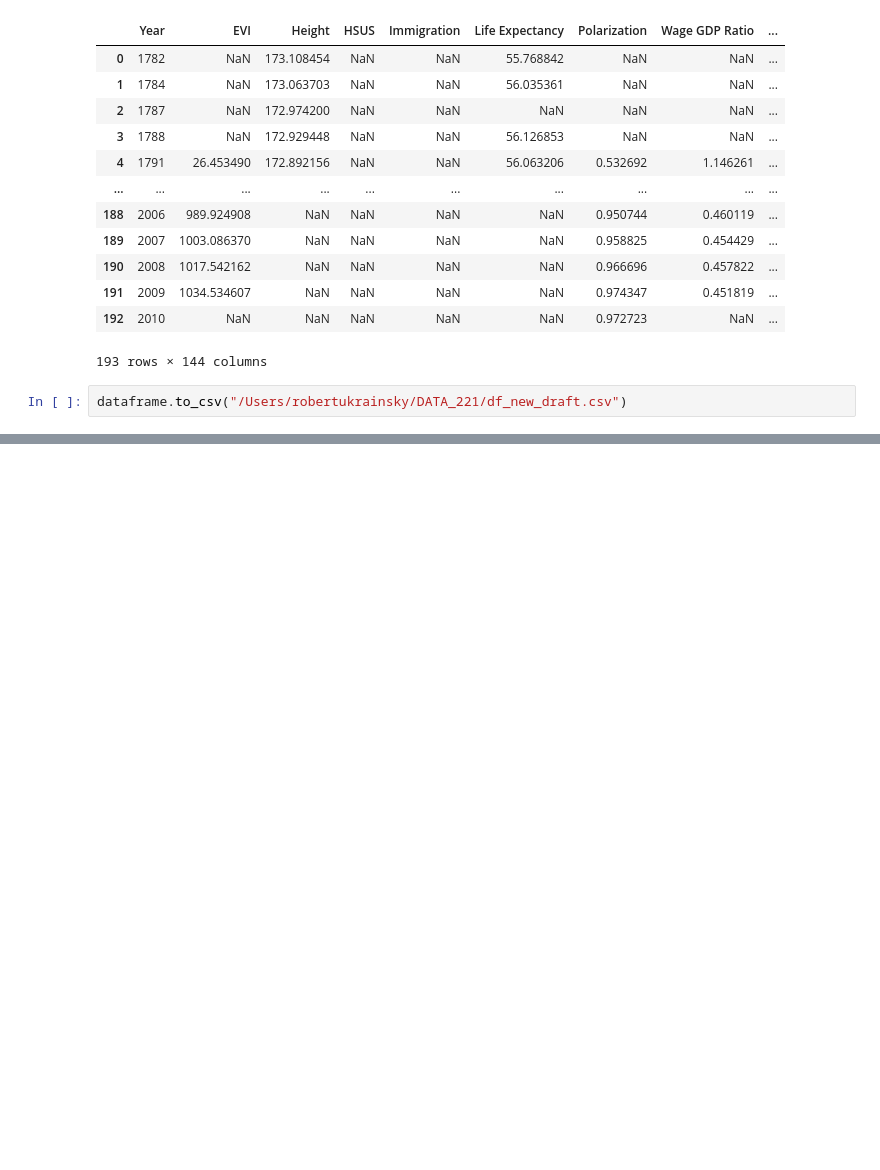
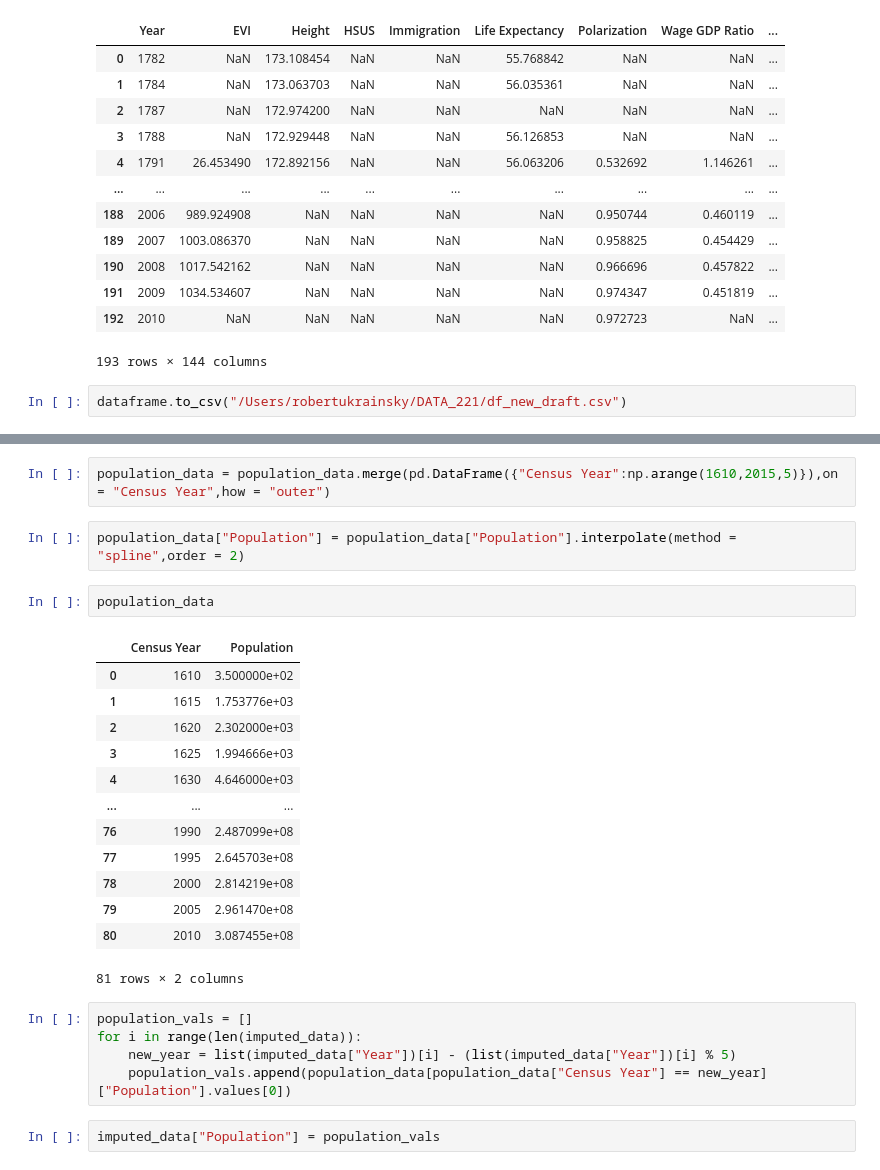
Before and after one commit to rukrainsky/DATA_221_project, a Jupyter notebook: DATA_221_Final_Project.ipynb, the cells around one changed output, grey strips where cells are left out. Drawn from its saved outputs; the diff is of its cells as text; blank space fills up the shorter version.

```diff
--- a/DATA_221_Final_Project.ipynb
+++ b/DATA_221_Final_Project.ipynb
@@ -792,0 +804,27 @@ dataframe.to_csv("/Users/robertukrainsky/DATA_221/df_new_draft.csv")
+# %%
+population_data = population_data.merge(pd.DataFrame({"Census Year":np.arange(1610,2015,5)}),on = "Census Year",how = "outer")
+# %%
+population_data["Population"] = population_data["Population"].interpolate(method = "spline",order = 2)
+# %%
+population_data
+# %% [output]
+|  | Census Year | Population |
+| 0 | 1610 | 3.500000e+02 |
+| 1 | 1615 | 1.753776e+03 |
+| 2 | 1620 | 2.302000e+03 |
+| 3 | 1625 | 1.994666e+03 |
+| 4 | 1630 | 4.646000e+03 |
+| ... | ... | ... |
+| 76 | 1990 | 2.487099e+08 |
+| 77 | 1995 | 2.645703e+08 |
+| 78 | 2000 | 2.814219e+08 |
+| 79 | 2005 | 2.961470e+08 |
+| 80 | 2010 | 3.087455e+08 |
+81 rows × 2 columns
+# %%
+population_vals = []
+for i in range(len(imputed_data)):
+    new_year = list(imputed_data["Year"])[i] - (list(imputed_data["Year"])[i] % 5)
+    population_vals.append(population_data[population_data["Census Year"] == new_year]["Population"].values[0])
+# %%
+imputed_data["Population"] = population_vals
```
Also changed, not shown: parts of 8 cells of this notebook, 1 other file.
